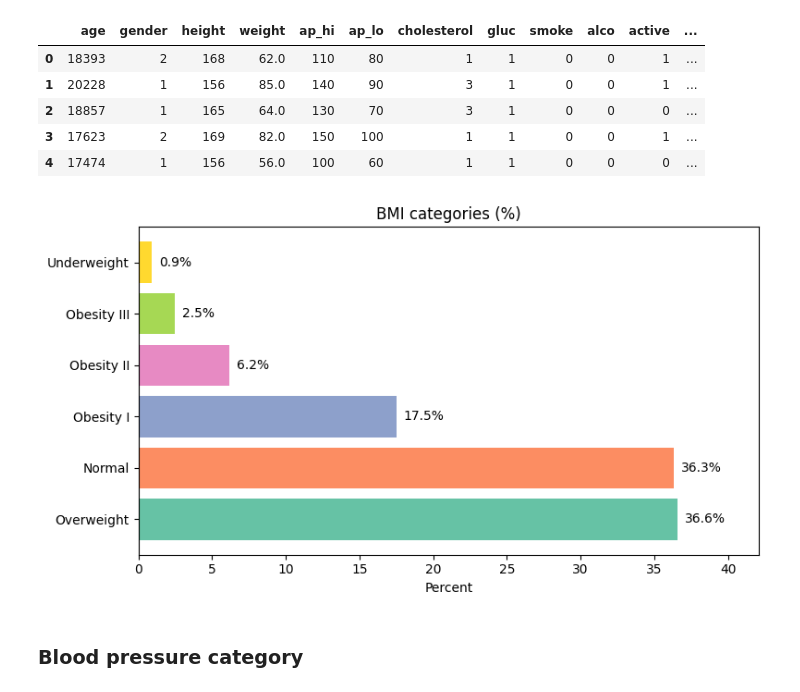
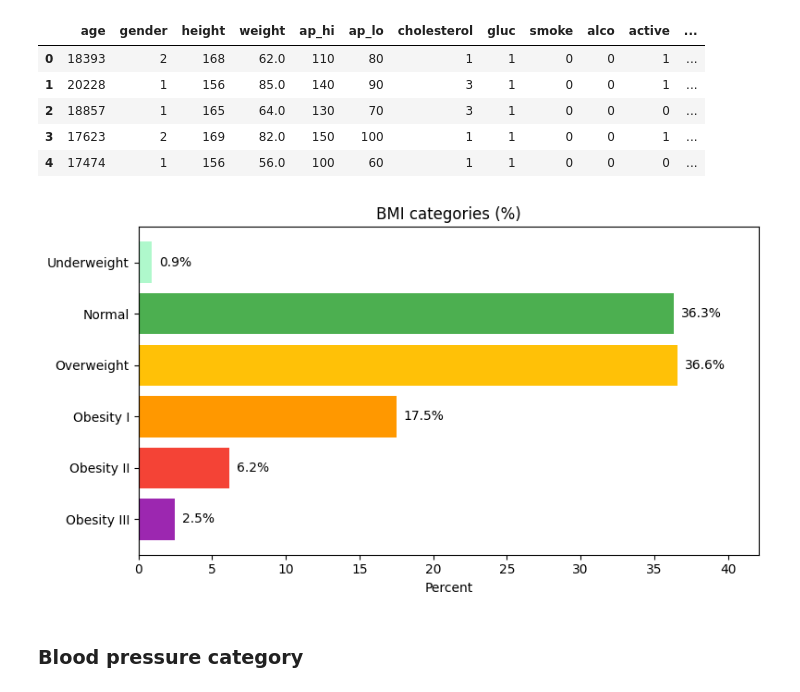
Before and after one commit to lizabguercho/DI_Final_Project_CVD, a Jupyter notebook: Final_project.ipynb, the cells around one changed output. Saved outputs shown, nothing was run; the diff lists cells and outputs as text; code cells hidden in the pictures.

```diff
--- a/Final_project.ipynb
+++ b/Final_project.ipynb
@@ -346,7 +323,3 @@ df["ap_hi"] = df["ap_hi"].round().astype("Int64")
 df["ap_lo"] = df["ap_lo"].round().astype("Int64")
 
 df = df[ok].copy()
-
-# Optional: pulse pressure (difference between hi and lo)
-pulse_pressure = df["ap_hi"] - df["ap_lo"]
-df = df[pulse_pressure.between(20, 100)]
@@ -459,7 +440,25 @@ bmi_counts = (
+# %%
+bmi_order =[
+    "Underweight",
+    "Normal",
+    "Overweight",
+    "Obesity I",
+    "Obesity II",
+    "Obesity III"
+][::-1]
+# %%
+bmi_colors = [
+    "#AFF8CC",
+    "#4CAF50",
+    "#FFC107",
+    "#FF9800",
+    "#F44336",
+    "#9C27B0"
+][::-1]
 # %%
-barh_percent(df_clean,"bmi_bin", title="BMI categories (%)",palette = "Set2")
+barh_percent(df_clean,"bmi_bin",order = bmi_order,title="BMI categories (%)",palette = bmi_colors)
 # %% [output]
-[figure, old version]
+[figure, new version]
 # %% [markdown]
 ### Blood pressure category
 # %%
```
Also changed, not shown: parts of 36 cells of this notebook, 1 other file.
